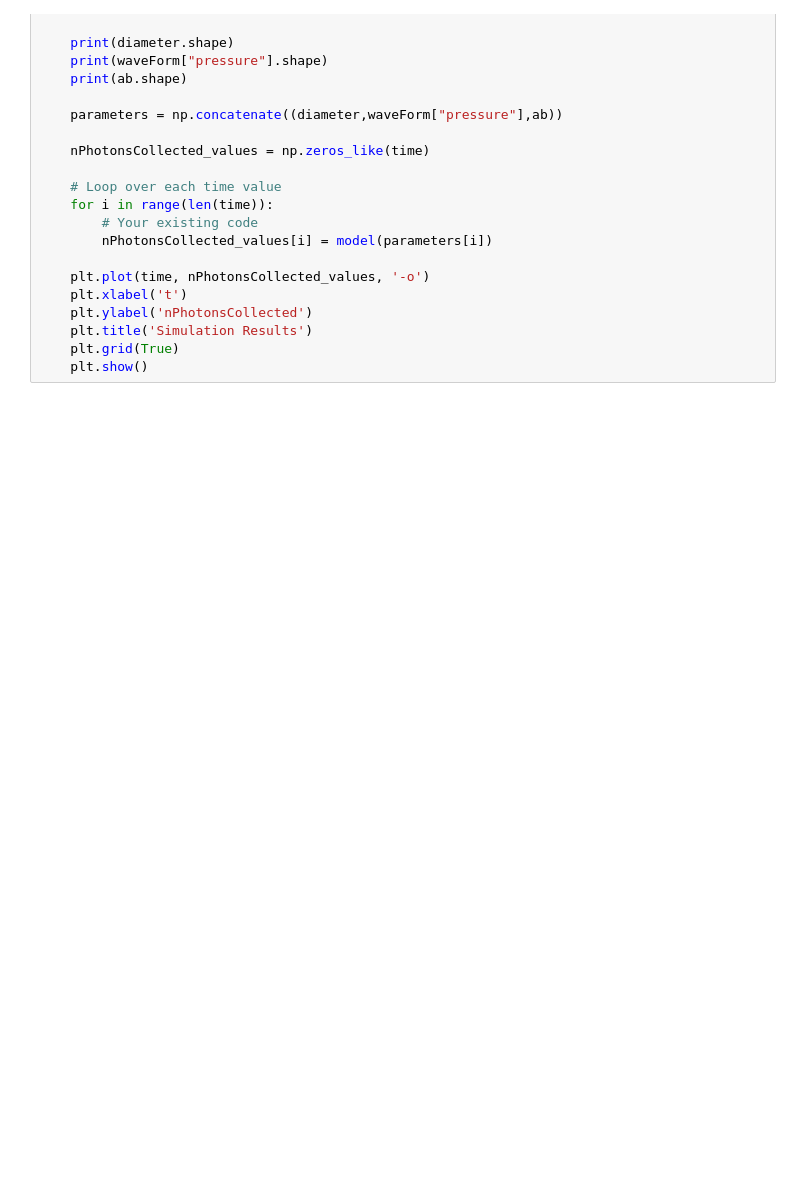
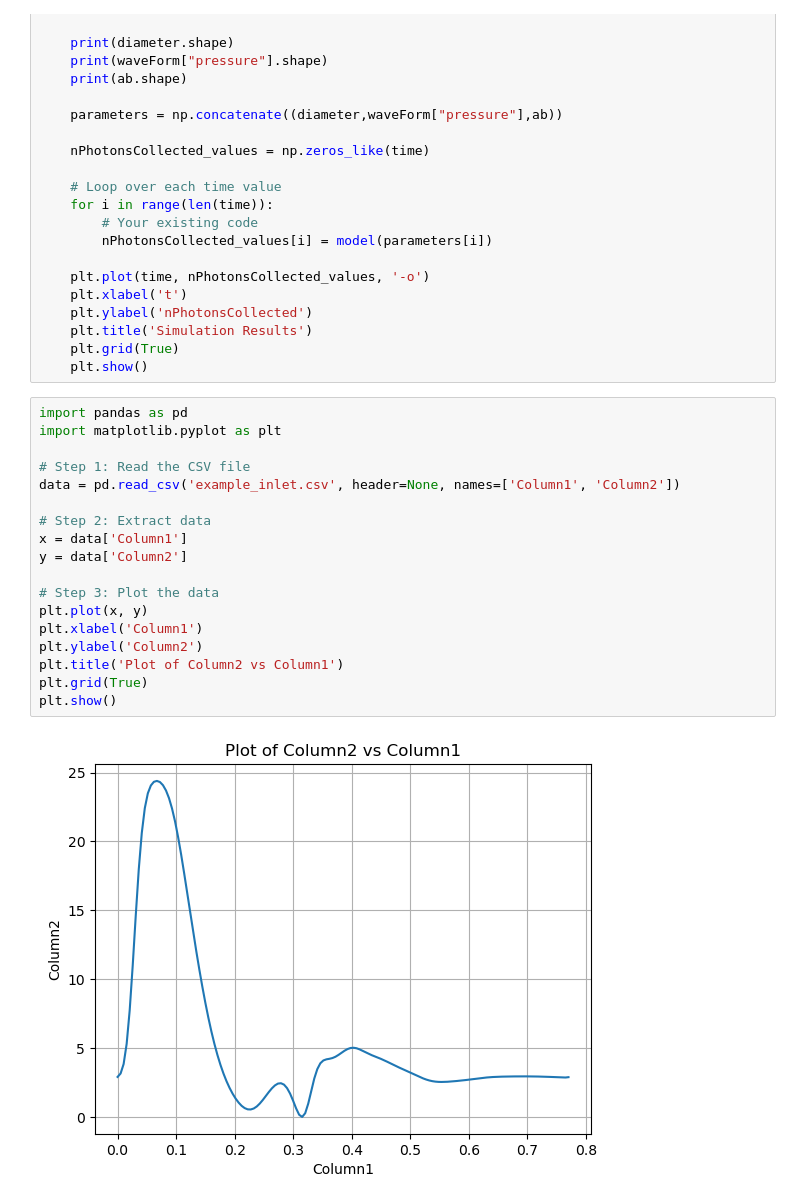
Before and after one commit to 19-FYP-2023/bloodflow-1d-model, a Jupyter notebook: visualize.ipynb, the cells around one changed output. Drawn from its saved outputs; the diff is of its cells as text; blank space fills up the shorter version.

```diff
--- a/visualize.ipynb
+++ b/visualize.ipynb
@@ -222,3 +222,23 @@ for d in D:
     plt.title('Simulation Results')
     plt.grid(True)
     plt.show()
+# %%
+import pandas as pd
+import matplotlib.pyplot as plt
+
+# Step 1: Read the CSV file
+data = pd.read_csv('example_inlet.csv', header=None, names=['Column1', 'Column2'])
+
+# Step 2: Extract data
+x = data['Column1']
+y = data['Column2']
+
+# Step 3: Plot the data
+plt.plot(x, y)
+plt.xlabel('Column1')
+plt.ylabel('Column2')
+plt.title('Plot of Column2 vs Column1')
+plt.grid(True)
+plt.show()
+# %% [output]
+[figure, added]
```
Also changed, not shown: 4 other files.
